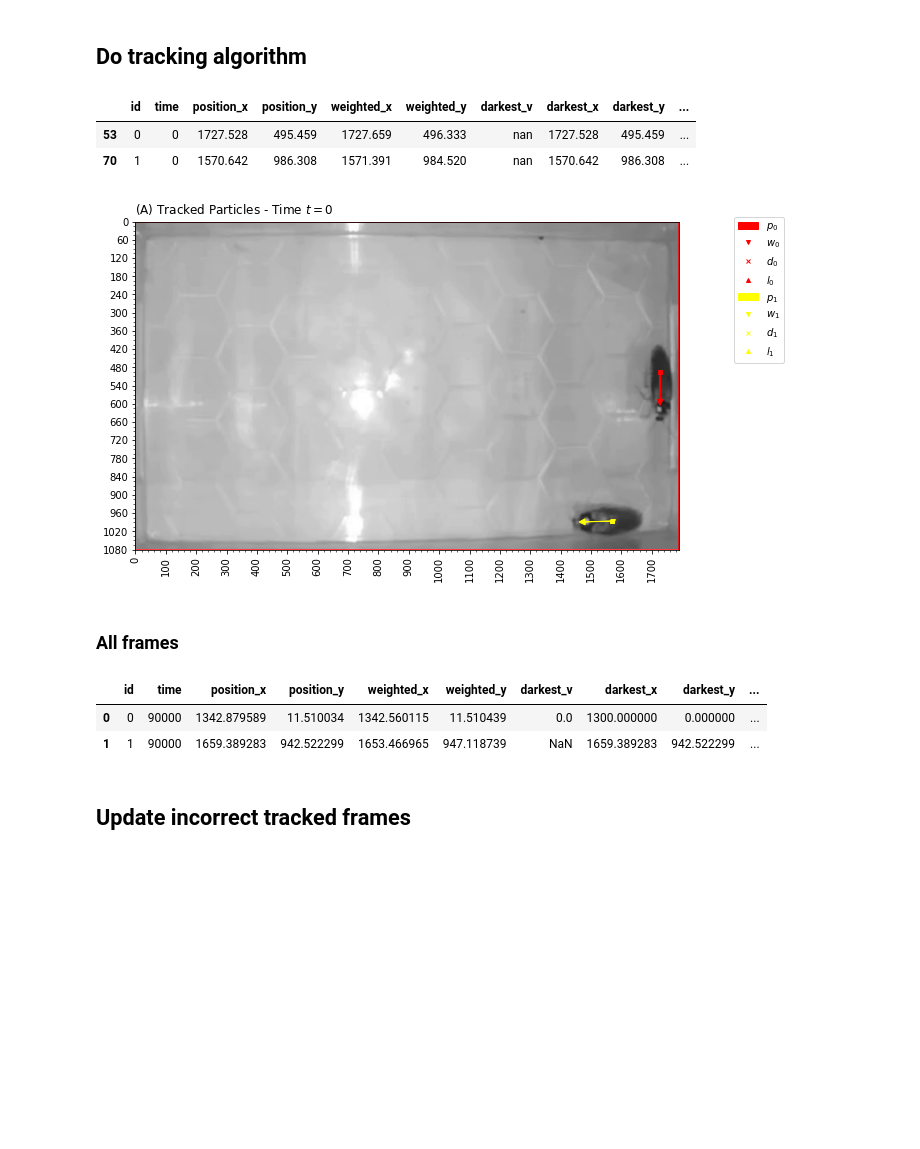
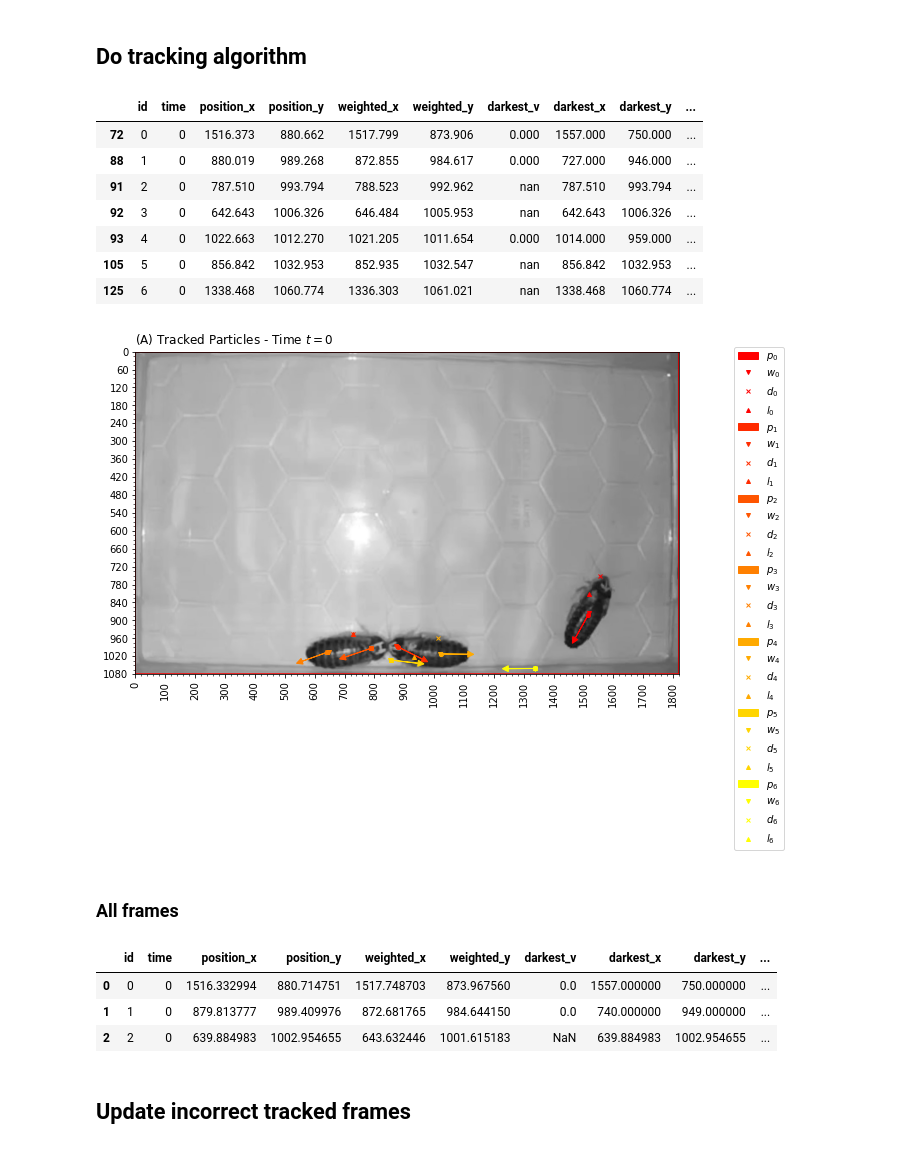
Before and after one commit to fsabrilb/High_Order_Interactions, a Jupyter notebook: tracking_videos/scripts/track_particles.ipynb, the cells around one changed output. Saved outputs shown, nothing was run; the diff lists cells and outputs as text; code cells hidden in the pictures; blank space fills up the shorter version.

Commit message:
chore: Tracked video 3n_0m_3f_230404_2

```diff
--- a/tracking_videos/scripts/track_particles.ipynb
+++ b/tracking_videos/scripts/track_particles.ipynb
@@ -26,19 +26,19 @@ output_path = "../output_files"
 log_path = "../logs"
 input_generation_date = "2025-02-18"
 
-video_name = "2n_2m_0f_240216_1"
+video_name = "3n_0m_3f_230404_2"
 n_particles = int(video_name[0])
-partition = 3
+partition = 0
 step = 3
 t0 = int(partition * 3e4)
 tf = int((partition + 1) * 3e4)
-if partition == 3:
-    tf = 108000 - 3 + step  # Total number of frames in video
+if partition == 0:
+    tf = 18062 - 3 + step  # Total number of frames in video
 times = np.arange(t0, tf, step)  # num_frames
 save_figures = True
 save_tracking = False
 x_bounds = [0, 1080]
-y_bounds = [60, 1850]
+y_bounds = [40, 1860]
 x_zoom = [0, 1080]
 y_zoom = [0, 1920]
 print("N particles:", n_particles)
@@ -174,7 +174,7 @@ remove_boundaries = True
 type = "local equalized"
 clip_limit = 0.05
 threshold = 0.19
-sigma = 2.5
+sigma = 2.0
 x_bounds = x_bounds  # Range: [0, 1080]
 y_bounds = y_bounds  # Range: [0, 1920]
 region_area_min = 200
@@ -200,36 +200,41 @@ df_tracked_frame = tp.process_frame(
     x_bounds=x_bounds,
     y_bounds=y_bounds,
     region_area_min=region_area_min,
     axis_major_min=axis_major_min,
     eccentricity_max=eccentricity_max,
     tracking_list=[time, reader.get_data(time)]
 )
 
 plt_tp.plot_tracking_frame(
     reader=reader,
     df_tracked_frame=df_tracked_frame,
     width=width,
     n_x_breaks=n_x_breaks,
     n_y_breaks=n_y_breaks,
     x_bounds=x_bounds,
     y_bounds=y_bounds,
     x_zoom=x_zoom,
     y_zoom=y_zoom,
     fancy_legend=fancy_legend,
     x_legend=x_legend,
     y_legend=y_legend,
     save_figure=False,
     output_path=output_path,
     output_name=video_name,
     time=time
 )
 
 df_tracked_frame.style.format(precision=3)
 # %% [output]
 |  | id | time | position_x | position_y | weighted_x | weighted_y | darkest_v | darkest_x | darkest_y | ... |
-| 53 | 0 | 0 | 1727.528 | 495.459 | 1727.659 | 496.333 | nan | 1727.528 | 495.459 | ... |
-| 70 | 1 | 0 | 1570.642 | 986.308 | 1571.391 | 984.520 | nan | 1570.642 | 986.308 | ... |
+| 72 | 0 | 0 | 1516.373 | 880.662 | 1517.799 | 873.906 | 0.000 | 1557.000 | 750.000 | ... |
+| 88 | 1 | 0 | 880.019 | 989.268 | 872.855 | 984.617 | 0.000 | 727.000 | 946.000 | ... |
+| 91 | 2 | 0 | 787.510 | 993.794 | 788.523 | 992.962 | nan | 787.510 | 993.794 | ... |
+| 92 | 3 | 0 | 642.643 | 1006.326 | 646.484 | 1005.953 | nan | 642.643 | 1006.326 | ... |
+| 93 | 4 | 0 | 1022.663 | 1012.270 | 1021.205 | 1011.654 | 0.000 | 1014.000 | 959.000 | ... |
+| 105 | 5 | 0 | 856.842 | 1032.953 | 852.935 | 1032.547 | nan | 856.842 | 1032.953 | ... |
+| 125 | 6 | 0 | 1338.468 | 1060.774 | 1336.303 | 1061.021 | nan | 1338.468 | 1060.774 | ... |
-[figure, old version]
+[figure, new version]
 # %% [markdown]
 ### All frames
 # %%
@@ -270,8 +275,9 @@ df_tracked_frames = tp.process_multiple_frames(
 df_tracked_frames.head(n_particles)
 # %% [output]
 |  | id | time | position_x | position_y | weighted_x | weighted_y | darkest_v | darkest_x | darkest_y | ... |
-| 0 | 0 | 90000 | 1342.879589 | 11.510034 | 1342.560115 | 11.510439 | 0.0 | 1300.000000 | 0.000000 | ... |
-| 1 | 1 | 90000 | 1659.389283 | 942.522299 | 1653.466965 | 947.118739 | NaN | 1659.389283 | 942.522299 | ... |
+| 0 | 0 | 0 | 1516.332994 | 880.714751 | 1517.748703 | 873.967560 | 0.0 | 1557.000000 | 750.000000 | ... |
+| 1 | 1 | 0 | 879.813777 | 989.409976 | 872.681765 | 984.644150 | 0.0 | 740.000000 | 949.000000 | ... |
+| 2 | 2 | 0 | 639.884983 | 1002.954655 | 643.632446 | 1001.615183 | NaN | 639.884983 | 1002.954655 | ... |
 # %% [markdown]
 ## Update incorrect tracked frames
 # %%
```
Also changed, not shown: parts of 10 cells of this notebook, 2 other files.
